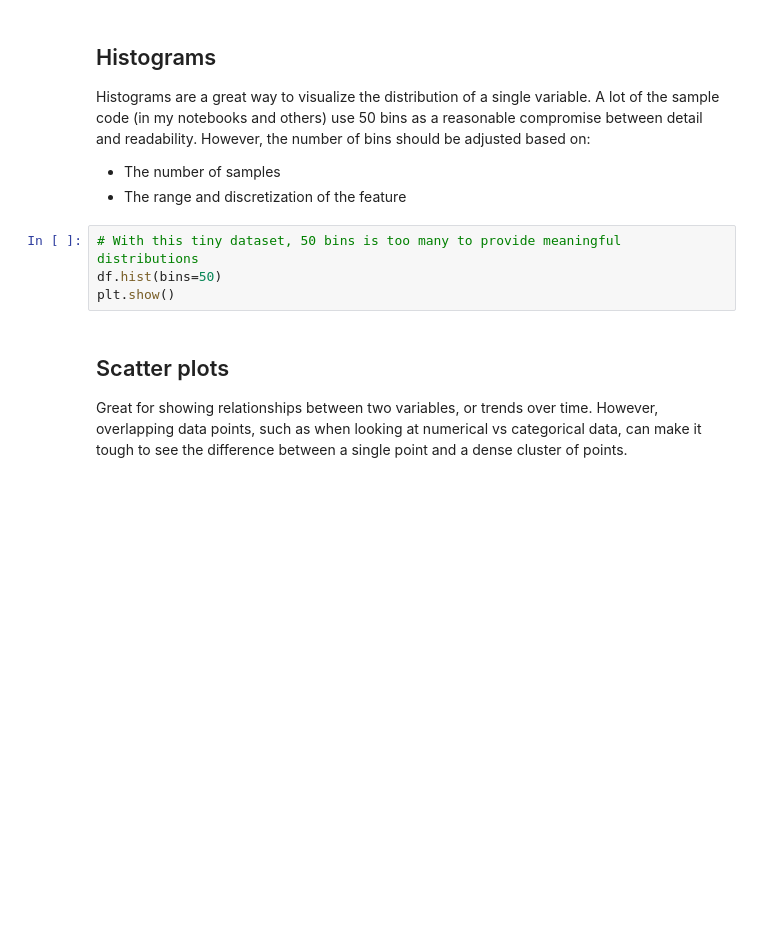
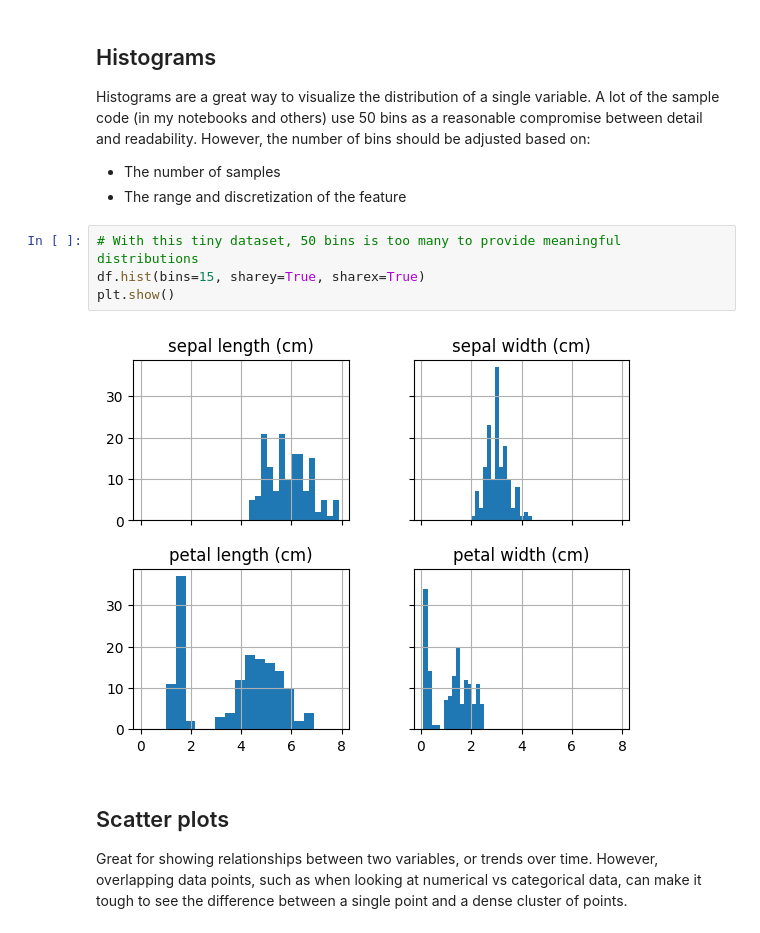
Before and after one commit to MRU-COMP4630/w24, a Jupyter notebook: week6/visualization_tips.ipynb, the cells around one changed output. Cells and saved outputs as stored; diff of their text form; blank space fills up the shorter version.

```diff
--- a/week6/visualization_tips.ipynb
+++ b/week6/visualization_tips.ipynb
@@ -25,8 +45,10 @@ Histograms are a great way to visualize the distribution of a single variable. A
 - The range and discretization of the feature
 # %%
 # With this tiny dataset, 50 bins is too many to provide meaningful distributions
-df.hist(bins=50)
+df.hist(bins=15, sharey=True, sharex=True)
 plt.show()
+# %% [output]
+[figure, added]
 # %% [markdown]
 ## Scatter plots
 Great for showing relationships between two variables, or trends over time. However, overlapping data points, such as when looking at numerical vs categorical data, can make it tough to see the difference between a single point and a dense cluster of points.
```
Also changed, not shown: parts of 9 cells of this notebook, 1 other file.
